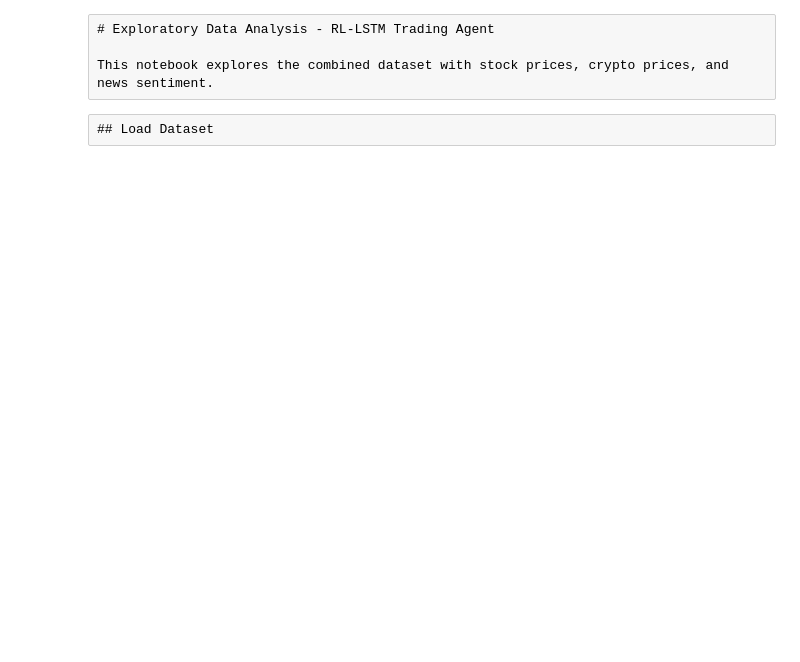
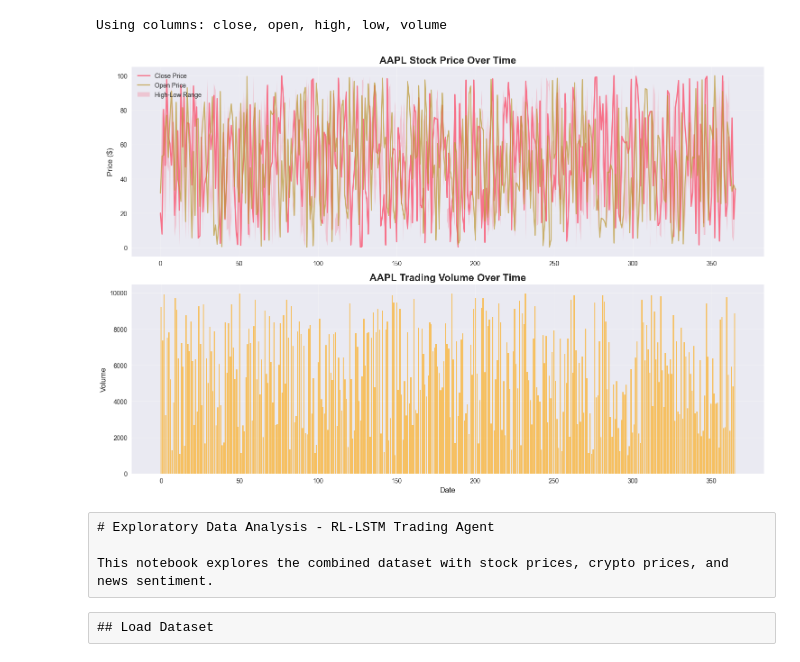
Before and after one commit to mohsin-khawaja/EvoScope, a Jupyter notebook: notebooks/eda.ipynb, the cells around one changed output. Drawn from its saved outputs; the diff is of its cells as text; code cells hidden in the pictures; blank space fills up the shorter version.

```diff
--- a/notebooks/eda.ipynb
+++ b/notebooks/eda.ipynb
@@ -0,0 +151,20 @@
+# %%
+# Force reload the module to get updated functions
+import importlib
+import data.fetch_data
+importlib.reload(data.fetch_data)
+from data.fetch_data import get_stock_data, get_crypto_data, get_news_sentiment
+
+# Fetch AAPL stock data using the correct function signature
+print("Fetching AAPL stock data...")
+from datetime import datetime, timedelta
+
+# Get last year's data
+end_date = datetime.now().strftime('%Y-%m-%d')
+start_date = (datetime.now() - timedelta(days=365)).strftime('%Y-%m-%d')
+
+stock_data = get_stock_data('AAPL', start=start_date, end=end_date)
+print(f"Stock data shape: {stock_data.shape}")
+print(f"Date range: {stock_data.index.min()} to {stock_data.index.max()}")
+print(f"Columns: {list(stock_data.columns)}")
+stock_data.head()
@@ -1,3 +181,38 @@
+# %%
+# Basic price visualization
+fig, axes = plt.subplots(2, 1, figsize=(15, 10))
+
+# Handle both uppercase and lowercase column names
+close_col = 'Close' if 'Close' in stock_data.columns else 'close'
+open_col = 'Open' if 'Open' in stock_data.columns else 'open'
+high_col = 'High' if 'High' in stock_data.columns else 'high'
+low_col = 'Low' if 'Low' in stock_data.columns else 'low'
+volume_col = 'Volume' if 'Volume' in stock_data.columns else 'volume'
+
+print(f"Using columns: {close_col}, {open_col}, {high_col}, {low_col}, {volume_col}")
+
+# Price chart
+axes[0].plot(stock_data.index, stock_data[close_col], label='Close Price', linewidth=2)
+axes[0].plot(stock_data.index, stock_data[open_col], label='Open Price', alpha=0.7)
+axes[0].fill_between(stock_data.index, stock_data[low_col], stock_data[high_col],
+                     alpha=0.3, label='High-Low Range')
+axes[0].set_title('AAPL Stock Price Over Time', fontsize=16, fontweight='bold')
+axes[0].set_ylabel('Price ($)', fontsize=12)
+axes[0].legend()
+axes[0].grid(True, alpha=0.3)
+
+# Volume chart
+axes[1].bar(stock_data.index, stock_data[volume_col], alpha=0.6, color='orange')
+axes[1].set_title('AAPL Trading Volume Over Time', fontsize=16, fontweight='bold')
+axes[1].set_ylabel('Volume', fontsize=12)
+axes[1].set_xlabel('Date', fontsize=12)
+axes[1].grid(True, alpha=0.3)
+
+plt.tight_layout()
+plt.show()
+# %% [output]
+Using columns: close, open, high, low, volume
+[figure, added]
 # %% [raw]
 # Exploratory Data Analysis - RL-LSTM Trading Agent
 
```
Also changed, not shown: parts of 12 cells of this notebook, 22 other files.
